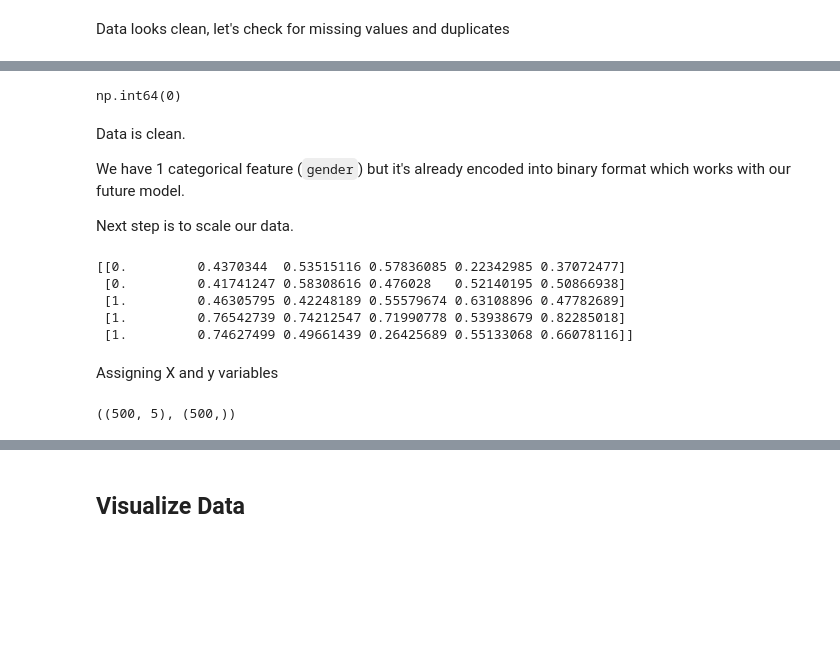
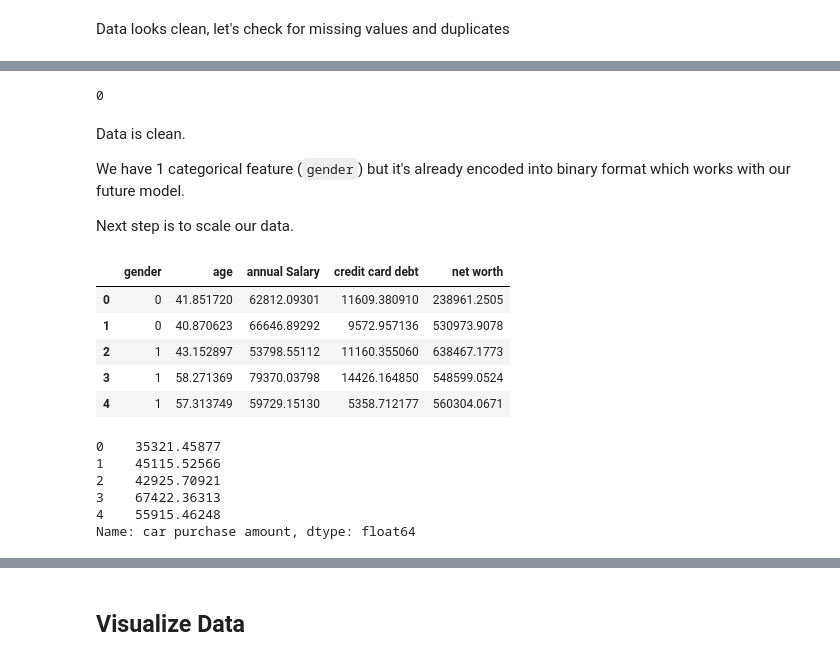
Before and after one commit to KossKokos/CustomNeuralNetwork, a Jupyter notebook: CustomNeuralNetwork.ipynb, the cells around one changed output, grey strips where cells are left out. Saved outputs shown, nothing was run; the diff lists cells and outputs as text; code cells hidden in the pictures; blank space fills up the shorter version.

```diff
--- a/CustomNeuralNetwork.ipynb
+++ b/CustomNeuralNetwork.ipynb
@@ -76,32 +77,28 @@ selected_features_data.isna().sum()
 dtype: int64
 # %%
-selected_features_data.duplicated().sum()
+df_selected_features.duplicated().sum()
 # %% [output]
-np.int64(0)
+0
 # %% [markdown]
 Data is clean.
 
 We have 1 categorical feature (`gender`) but it's already encoded into binary format which works with our future model.
 
 Next step is to scale our data.
-# %%
-from sklearn.preprocessing import MinMaxScaler
-
-# scaler = StandardScaler() # init our scaler
-scaler = MinMaxScaler()
-selected_features_data_scaled = scaler.fit_transform(selected_features_data) # fit scaler and transform our data
-print(selected_features_data_scaled[:5])
-# %% [output]
-[[0.         0.4370344  0.53515116 0.57836085 0.22342985 0.37072477]
- [0.         0.41741247 0.58308616 0.476028   0.52140195 0.50866938]
- [1.         0.46305795 0.42248189 0.55579674 0.63108896 0.47782689]
- [1.         0.76542739 0.74212547 0.71990778 0.53938679 0.82285018]
- [1.         0.74627499 0.49661439 0.26425689 0.55133068 0.66078116]]
-# %% [markdown]
-Assigning X and y variables
-# %%
-X = selected_features_data_scaled[:, :5]
-y = selected_features_data_scaled[:, 5]
-X.shape, y.shape
-# %% [output]
-((500, 5), (500,))
+# %%
+X = df_selected_features.iloc[:, :-1] # all rows, all columns except last column
+y = df_selected_features.iloc[:, -1] # all rows, last column
+display(X.head(), y.head())
+# %% [output]
+|  | gender | age | annual Salary | credit card debt | net worth |
+| 0 | 0 | 41.851720 | 62812.09301 | 11609.380910 | 238961.2505 |
+| 1 | 0 | 40.870623 | 66646.89292 | 9572.957136 | 530973.9078 |
+| 2 | 1 | 43.152897 | 53798.55112 | 11160.355060 | 638467.1773 |
+| 3 | 1 | 58.271369 | 79370.03798 | 14426.164850 | 548599.0524 |
+| 4 | 1 | 57.313749 | 59729.15130 | 5358.712177 | 560304.0671 |
+0    35321.45877
+1    45115.52566
+2    42925.70921
+3    67422.36313
+4    55915.46248
+Name: car purchase amount, dtype: float64
```
Also changed, not shown: parts of 31 cells of this notebook, 1 other file.
